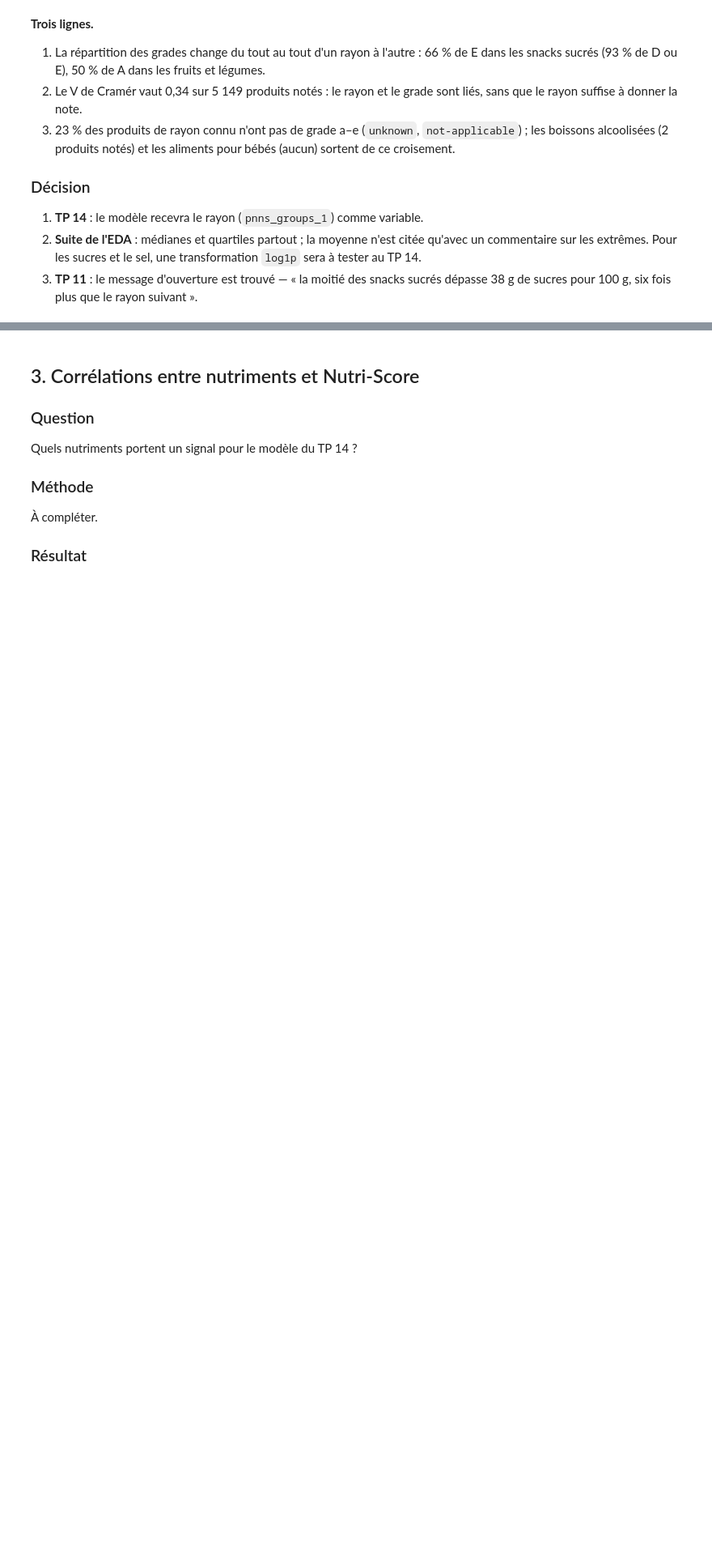
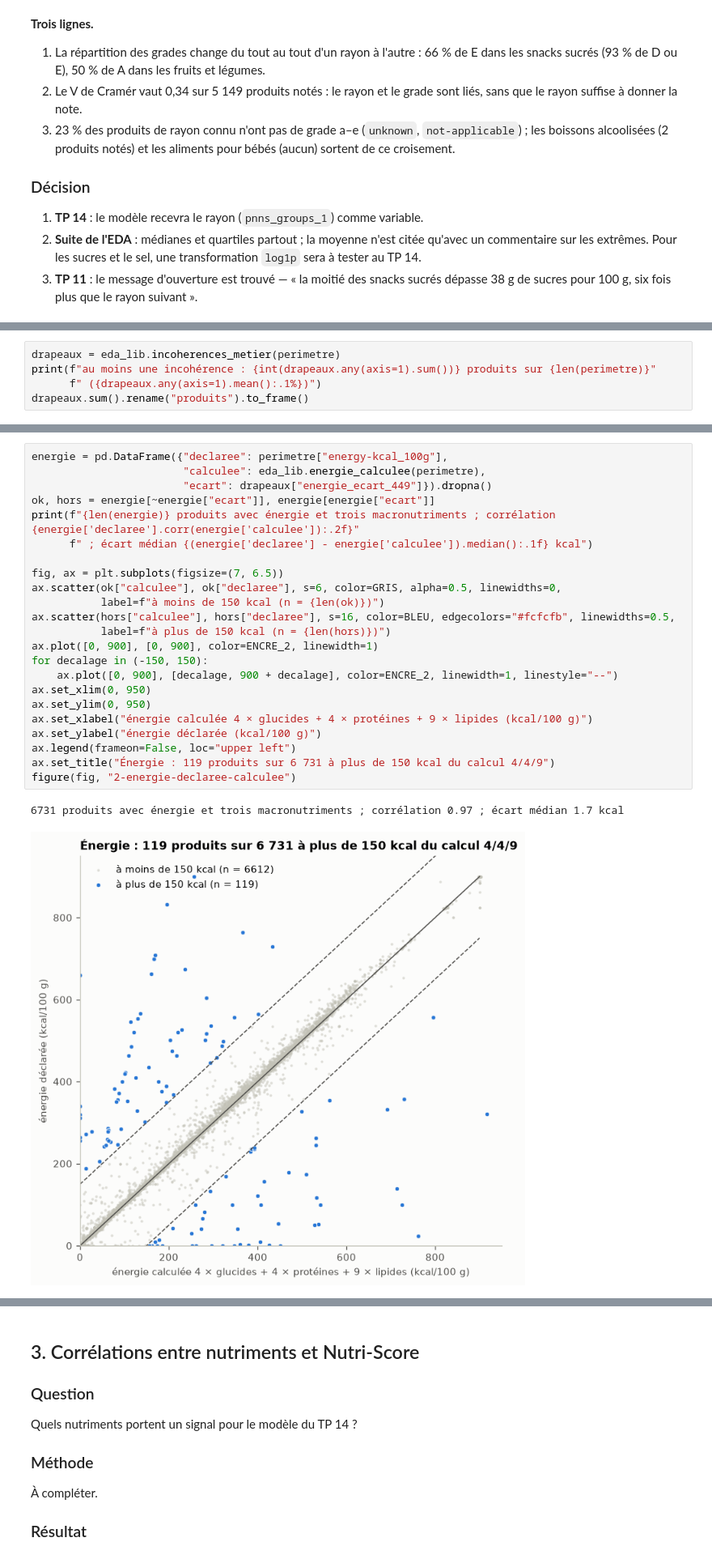
Before and after one commit to SDMM27/NutriScope, a Jupyter notebook: notebooks/eda_reference.ipynb, the cells around one changed output, grey strips where cells are left out. Shown at 81% size. Saved outputs shown, nothing was run; the diff lists cells and outputs as text; blank space fills up the shorter version.

```diff
--- a/notebooks/eda_reference.ipynb
+++ b/notebooks/eda_reference.ipynb
@@ -262,0 +347,5 @@ Où les données sont-elles fiables, où faudra-t-il être prudent ?
+# %%
+drapeaux = eda_lib.incoherences_metier(perimetre)
+print(f"au moins une incohérence : {int(drapeaux.any(axis=1).sum())} produits sur {len(perimetre)}"
+      f" ({drapeaux.any(axis=1).mean():.1%})")
+drapeaux.sum().rename("produits").to_frame()
@@ -262,0 +360,26 @@ Où les données sont-elles fiables, où faudra-t-il être prudent ?
+# %%
+energie = pd.DataFrame({"declaree": perimetre["energy-kcal_100g"],
+                        "calculee": eda_lib.energie_calculee(perimetre),
+                        "ecart": drapeaux["energie_ecart_449"]}).dropna()
+ok, hors = energie[~energie["ecart"]], energie[energie["ecart"]]
+print(f"{len(energie)} produits avec énergie et trois macronutriments ; corrélation {energie['declaree'].corr(energie['calculee']):.2f}"
+      f" ; écart médian {(energie['declaree'] - energie['calculee']).median():.1f} kcal")
+
+fig, ax = plt.subplots(figsize=(7, 6.5))
+ax.scatter(ok["calculee"], ok["declaree"], s=6, color=GRIS, alpha=0.5, linewidths=0,
+           label=f"à moins de 150 kcal (n = {len(ok)})")
+ax.scatter(hors["calculee"], hors["declaree"], s=16, color=BLEU, edgecolors="#fcfcfb", linewidths=0.5,
+           label=f"à plus de 150 kcal (n = {len(hors)})")
+ax.plot([0, 900], [0, 900], color=ENCRE_2, linewidth=1)
+for decalage in (-150, 150):
+    ax.plot([0, 900], [decalage, 900 + decalage], color=ENCRE_2, linewidth=1, linestyle="--")
+ax.set_xlim(0, 950)
+ax.set_ylim(0, 950)
+ax.set_xlabel("énergie calculée 4 × glucides + 4 × protéines + 9 × lipides (kcal/100 g)")
+ax.set_ylabel("énergie déclarée (kcal/100 g)")
+ax.legend(frameon=False, loc="upper left")
+ax.set_title("Énergie : 119 produits sur 6 731 à plus de 150 kcal du calcul 4/4/9")
+figure(fig, "2-energie-declaree-calculee")
+# %% [output]
+6731 produits avec énergie et trois macronutriments ; corrélation 0.97 ; écart médian 1.7 kcal
+[figure, added]
```
Also changed, not shown: parts of 12 cells of this notebook, 3 other files.
